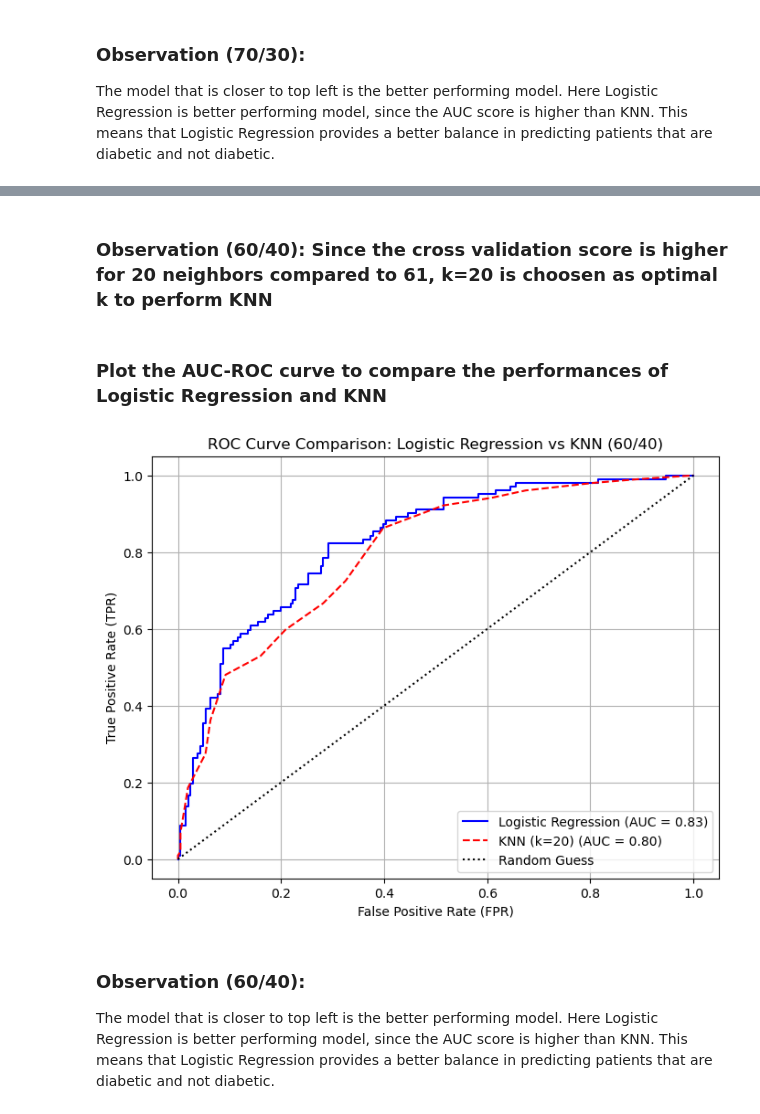
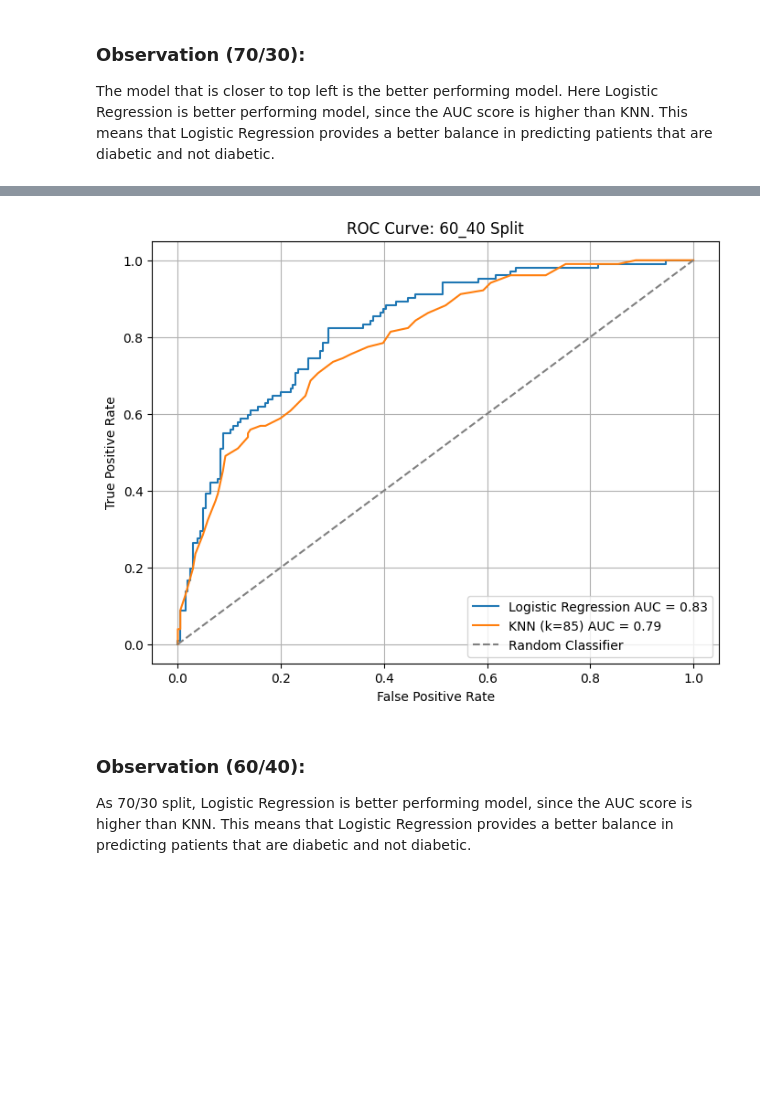
Before and after one commit to Graceyujung/ML, a Jupyter notebook: logistic_knn/Grace_Logistic_KNN.ipynb, the cells around one changed output, grey strips where cells are left out. Cells and saved outputs as stored; diff of their text form; code cells hidden in the pictures; blank space fills up the shorter version.

Commit message:
Improved moel performance with optimized data split

```diff
--- a/logistic_knn/Grace_Logistic_KNN.ipynb
+++ b/logistic_knn/Grace_Logistic_KNN.ipynb
@@ -585,36 +568,50 @@ Average score for 61 neighbors: 0.7347826086956522
-# %% [markdown]
-### Observation (60/40): Since the cross validation score is higher for 20 neighbors compared to 61, k=20 is choosen as optimal k to perform KNN
-# %% [markdown]
-### Plot the AUC-ROC curve to compare the performances of Logistic Regression and KNN
-# %%
-Y_lr_probs = lr.predict_proba(X_test_60_scaled)[:, 1]
-Y_knn_20_probs = knn_20.predict_proba(X_test_60_scaled)[:, 1]
-
-# Compute ROC curve and AUC for both models
-fpr_lr, tpr_lr, _ = roc_curve(Y_test_60, Y_lr_probs)
-auc_log = auc(fpr_lr, tpr_lr)
-
-fpr_knn, tpr_knn, _ = roc_curve(Y_test_60, Y_knn_20_probs)
-auc_knn = auc(fpr_knn, tpr_knn)
-
-# Plot both ROC curves
-plt.figure(figsize=(8, 6))
-plt.plot(fpr_lr, tpr_lr, color='blue', label=f'Logistic Regression (AUC = {auc_log:.2f})')
-plt.plot(fpr_knn, tpr_knn, color='red', linestyle='dashed', label=f'KNN (k=20) (AUC = {auc_knn:.2f})')
-
-# Random guess line
-plt.plot([0, 1], [0, 1], color='black', linestyle='dotted', label='Random Guess')
-
-# Labels and Title
-plt.xlabel("False Positive Rate (FPR)")
-plt.ylabel("True Positive Rate (TPR)")
-plt.title("ROC Curve Comparison: Logistic Regression vs KNN (60/40)")
-plt.legend()
-plt.grid(True)
-plt.show()
-# %% [output]
-[figure, removed]
+# %%
+from sklearn.metrics import roc_curve, auc
+
+
+def plot_roc_curve(model, scaled_data, split_key):
+
+    auc_score = {}
+    plt.figure(figsize=(8,6))
+
+    data_split = scaled_data["60_40"]
+    X_scaled = data_split["X_scaled"]
+    X_test_scaled = data_split["X_test_scaled"]
+    Y_train = data_split["Y_train"]
+    Y_test = data_split["Y_test"]
+
+    for model_name, model in models.items():
+
+        model.fit(X_scaled, Y_train)
+        y_prob = model.predict_proba(X_test_scaled)[:, 1]
+
+        fpr, tpr, _ = roc_curve(Y_test, y_prob)
+        roc_auc = auc(fpr, tpr)
+
+        auc_score[model_name] = roc_auc
+
+        plt.plot(fpr, tpr, label=f"{model_name} AUC = {roc_auc:.2f}")
+
+    plt.plot([0, 1], [0, 1], color='grey', linestyle='--', label="Random Classifier")
+
+    plt.xlabel("False Positive Rate")
+    plt.ylabel("True Positive Rate")
+    plt.title(f"ROC Curve: {split_key} Split")
+    plt.legend(loc="lower right")
+    plt.grid(True)
+    plt.show()
+
+    return auc_score
+
+models = {
+    "Logistic Regression": LogisticRegression(random_state=16, max_iter=500),
+    "KNN (k=85)": KNeighborsClassifier(n_neighbors=85)
+}
+
+auc_score = plot_roc_curve(models, scaled_data, split_key="60_40")
+# %% [output]
+[figure, added]
 # %% [markdown]
 ### Observation (60/40):
 
-The model that is closer to top left is the better performing model. Here Logistic Regression is better performing model, since the AUC score is higher than KNN. This means that Logistic Regression provides a better balance in predicting patients that are diabetic and not diabetic.
+As 70/30 split, Logistic Regression is better performing model, since the AUC score is higher than KNN. This means that Logistic Regression provides a better balance in predicting patients that are diabetic and not diabetic.
```
Also changed, not shown: parts of 26 cells of this notebook.
